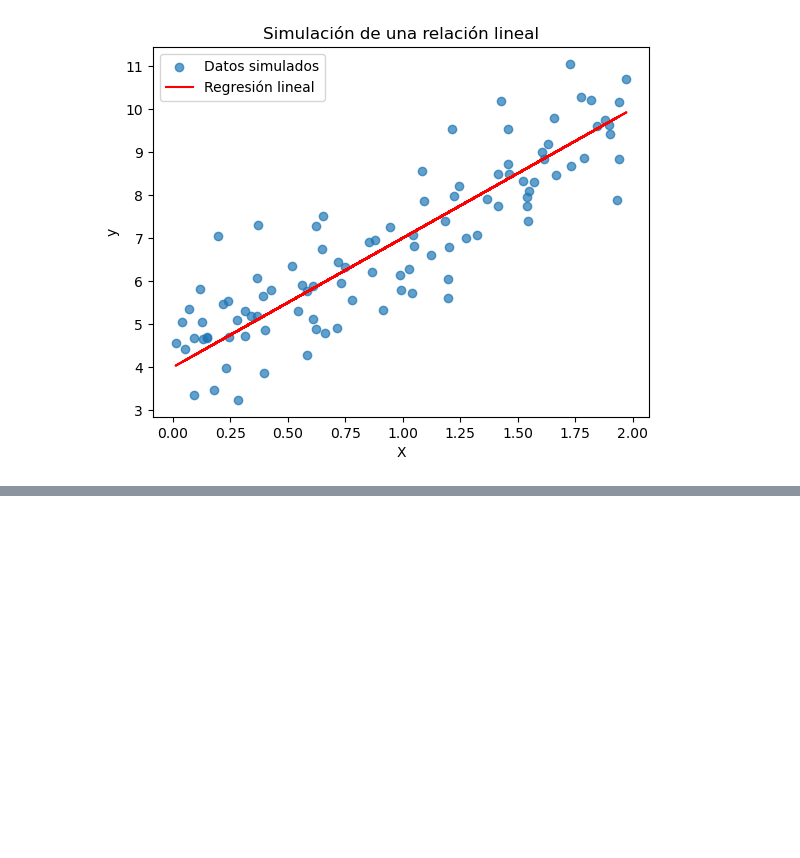
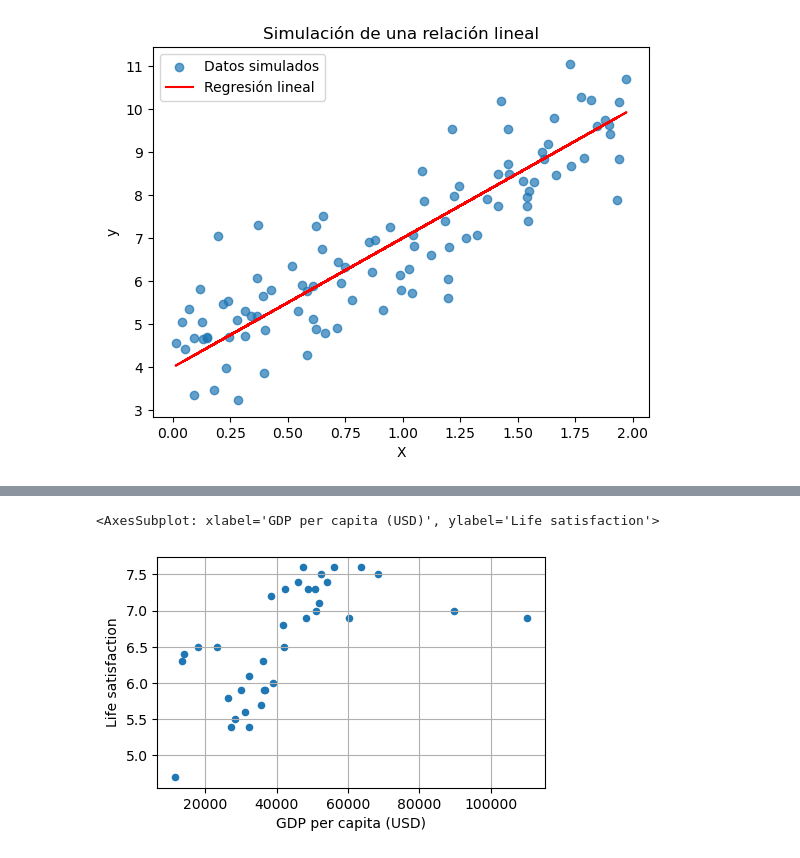
Before and after one commit to contreras-juan/UPTC_Diplomado_Ciencia_de_Datos, a Jupyter notebook: metodos_supervisados/Regresión_Lineal.ipynb, the cells around one changed output, grey strips where cells are left out. Saved outputs shown, nothing was run; the diff lists cells and outputs as text; code cells hidden in the pictures; blank space fills up the shorter version.

```diff
--- a/metodos_supervisados/Regresión_Lineal.ipynb
+++ b/metodos_supervisados/Regresión_Lineal.ipynb
@@ -50,0 +146,14 @@ Una de las preguntas principales es cómo podemos encontrar $\alpha$ y $\beta$ e
+# %%
+oecd_bli = pd.read_csv(datapath / "oecd_bli.csv")
+gdp_per_capita = pd.read_csv(datapath / "gdp_per_capita.csv")
+# %%
+gdp_year = 2020
+gdppc_col = "GDP per capita (USD)"
+lifesat_col = "Life satisfaction"
+
+gdp_per_capita = gdp_per_capita[gdp_per_capita["Year"] == gdp_year]
+gdp_per_capita = gdp_per_capita.drop(["Code", "Year"], axis=1)
+gdp_per_capita.columns = ["Country", gdppc_col]
+gdp_per_capita.set_index("Country", inplace=True)
+
+gdp_per_capita.head()
@@ -50,0 +168,5 @@ Una de las preguntas principales es cómo podemos encontrar $\alpha$ y $\beta$ e
+# %%
+oecd_bli = oecd_bli[oecd_bli["INEQUALITY"]=="TOT"]
+oecd_bli = oecd_bli.pivot(index="Country", columns="Indicator", values="Value")
+
+oecd_bli.head()
@@ -50,0 +182,7 @@ Una de las preguntas principales es cómo podemos encontrar $\alpha$ y $\beta$ e
+# %%
+full_country_stats = pd.merge(left=oecd_bli, right=gdp_per_capita,
+                              left_index=True, right_index=True)
+full_country_stats.sort_values(by=gdppc_col, inplace=True)
+full_country_stats = full_country_stats[[gdppc_col, lifesat_col]]
+
+full_country_stats.head()
@@ -50,0 +197,6 @@ Una de las preguntas principales es cómo podemos encontrar $\alpha$ y $\beta$ e
+# %%
+full_country_stats.plot(kind='scatter', figsize=(5, 3), grid=True,
+                        x=gdppc_col, y=lifesat_col)
+# %% [output]
+<AxesSubplot: xlabel='GDP per capita (USD)', ylabel='Life satisfaction'>
+[figure, added]
```
Also changed, not shown: parts of 28 cells of this notebook.
